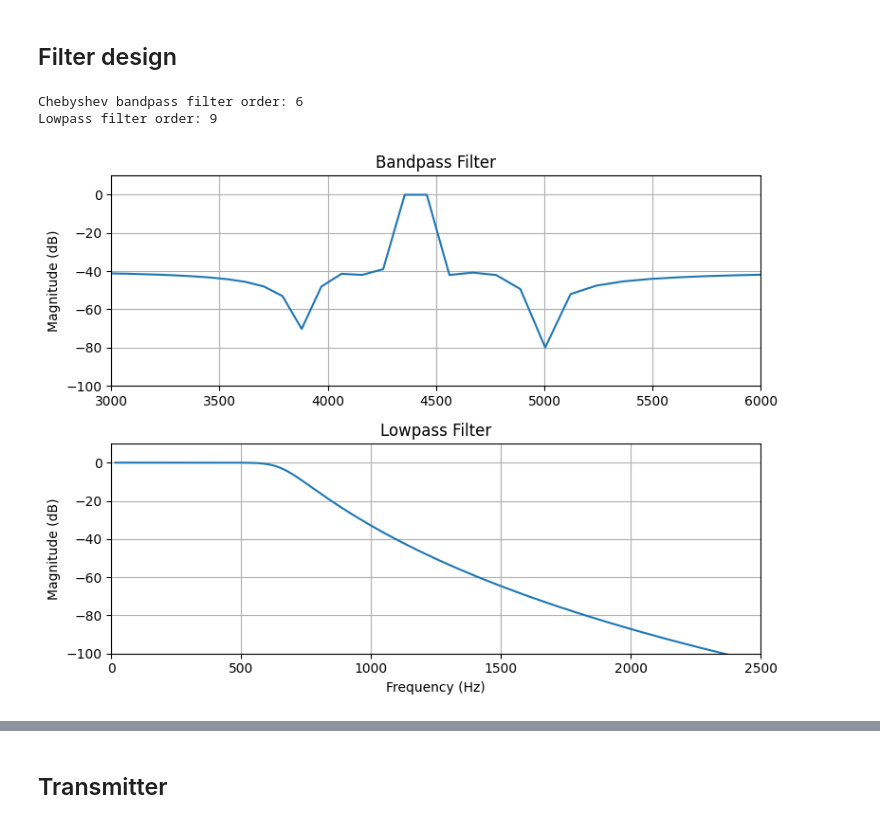
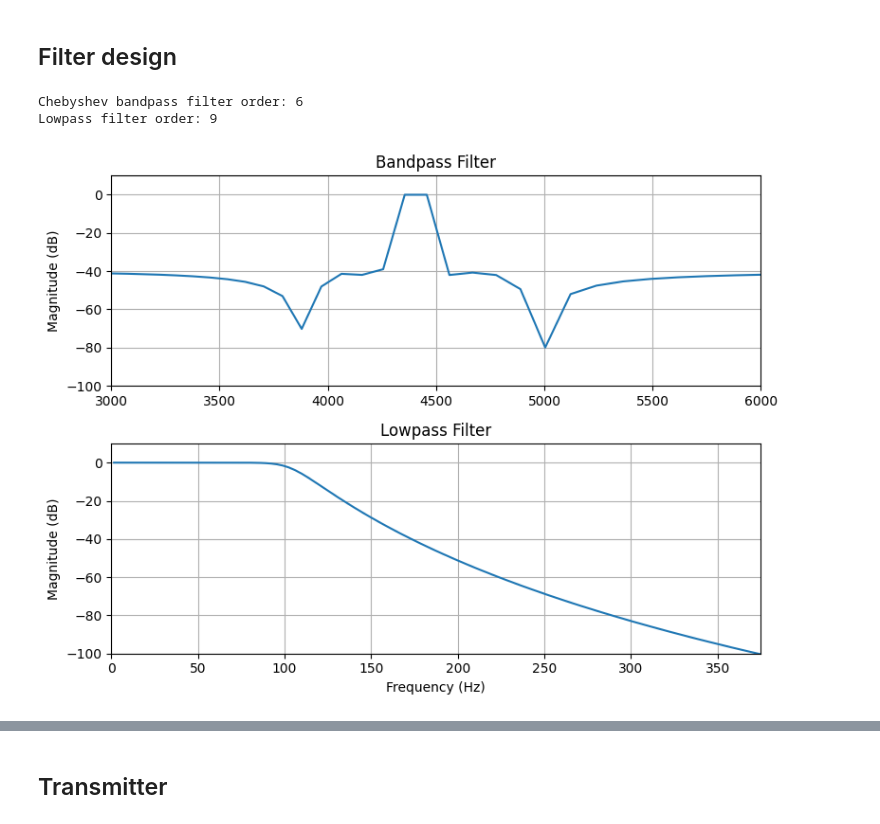
Before and after one commit to hannahpettersson/sigtransprojekt15, a Jupyter notebook: project/lab_2.ipynb, the cells around one changed output, grey strips where cells are left out. Saved outputs shown, nothing was run; the diff lists cells and outputs as text; code cells hidden in the pictures.

```diff
--- a/project/lab_2.ipynb
+++ b/project/lab_2.ipynb
@@ -33,8 +33,8 @@ As = 40
 
 Ap_lp = 0.8 #passband ripple in db
 As_lp = 40 #stopband attenuation in db
-Wp_lp = 600 #HZ passband edge
-Ws_lp = 1100 #Hz stopband edge
+Wp_lp = 95 #HZ passband edge
+Ws_lp = 175 #Hz stopband edge
 wp_arr = [4300, 4500]
 ws_arr = [4250, 4550]
 
@@ -84,35 +84,35 @@ print(f"Lowpass filter order: {N_lp}")
 # print(f"Lowpass filter order: {N_lp}")
 # b_lp, a_lp = signal.cheby2(N_lp, As, Wn_lp, btype='lowpass', analog=True)
 # w_bp, h_bp = signal.freqs(cb, ca)
 # f_bp = w_bp / (2*np.pi)  # convert from rad/s to Hz
 
 # Plot both filters
 fig, ax = plt.subplots(2,1, figsize=(8,6))
 
 # Bandpass
 ax[0].plot(f_bp, 20*np.log10(np.abs(hc)))
 ax[0].set_title("Bandpass Filter")
 ax[0].set_ylabel("Magnitude (dB)")
 ax[0].set_xlim(3000,6000)
 ax[0].set_ylim(-100,10)
 ax[0].grid(True)
 
 # Lowpass
 ax[1].plot(f_lp, 20*np.log10(np.abs(h_lp)))
 ax[1].set_title("Lowpass Filter")
 ax[1].set_xlabel("Frequency (Hz)")
-ax[1].set_xlim(0,2500)
+ax[1].set_xlim(0,375)
 ax[1].set_ylim(-100,10)
 
 ax[1].set_ylabel("Magnitude (dB)")
 ax[1].grid(True)
 
 plt.tight_layout()
 plt.show()
 # %% [output]
 Chebyshev bandpass filter order: 6
 Lowpass filter order: 9
-[figure, old version]
+[figure, new version]
 # %%
 
 #DIGITAL FILTERS
```
Also changed, not shown: parts of 1 cell of this notebook, 2 other files.
